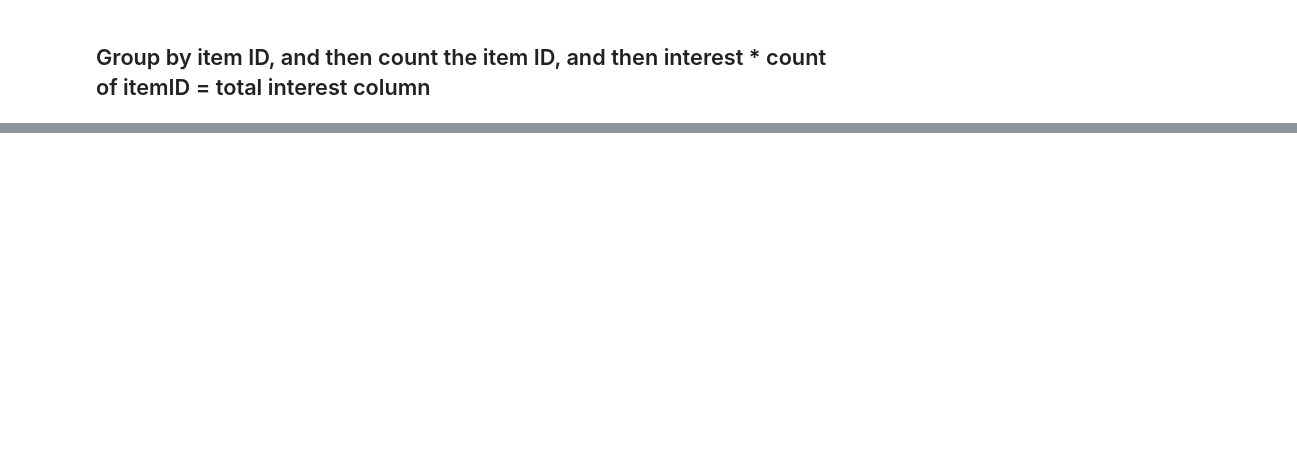
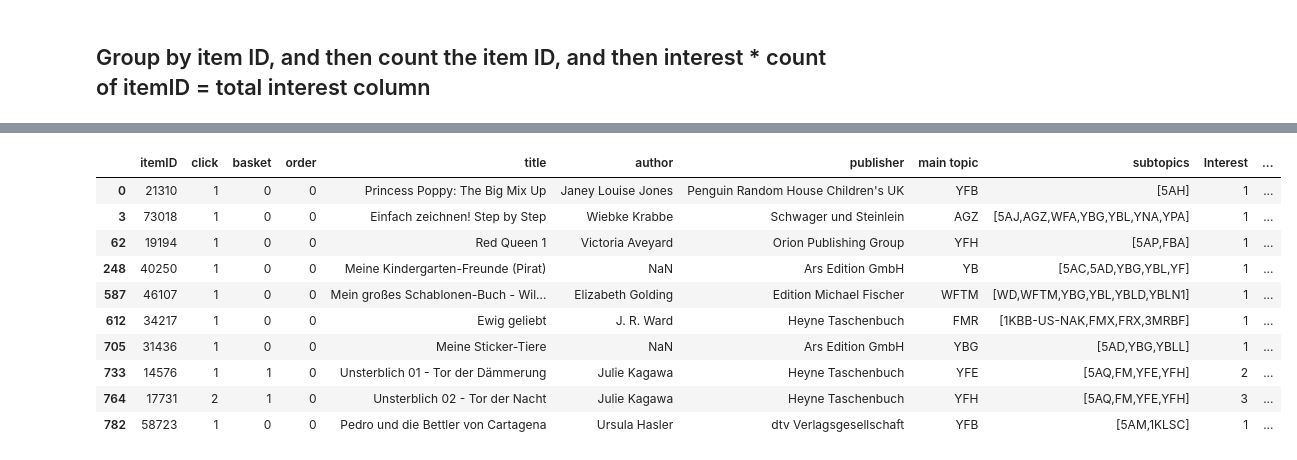
Before and after one commit to SohZongXian/DMC-2021, a Jupyter notebook: DMC script.ipynb, the cells around one changed output, grey strips where cells are left out. Saved outputs shown, nothing was run; the diff lists cells and outputs as text; code cells hidden in the pictures; blank space fills up the shorter version.

```diff
--- a/DMC script.ipynb
+++ b/DMC script.ipynb
@@ -61,0 +193,25 @@ a = 10
+# %%
+##Create new column where order != 0 but basket and/or click is 0
+
+def identify(book_data):
+
+    if (book_data['order'] != 0 and (book_data['basket'] == 0) and (book_data['click'] == 0)):
+        return 'Found'
+    else:
+        return 'Not found'
+
+book_data['test'] = book_data.apply(identify, axis = 1)
+
+book_data.head(10)
+# %% [output]
+|  | itemID | click | basket | order | title | author | publisher | main topic | subtopics | Interest | ... |
+| 0 | 21310 | 1 | 0 | 0 | Princess Poppy: The Big Mix Up | Janey Louise Jones | Penguin Random House Children's UK | YFB | [5AH] | 1 | ... |
+| 3 | 73018 | 1 | 0 | 0 | Einfach zeichnen! Step by Step | Wiebke Krabbe | Schwager und Steinlein | AGZ | [5AJ,AGZ,WFA,YBG,YBL,YNA,YPA] | 1 | ... |
+| 62 | 19194 | 1 | 0 | 0 | Red Queen 1 | Victoria Aveyard | Orion Publishing Group | YFH | [5AP,FBA] | 1 | ... |
+| 248 | 40250 | 1 | 0 | 0 | Meine Kindergarten-Freunde (Pirat) | NaN | Ars Edition GmbH | YB | [5AC,5AD,YBG,YBL,YF] | 1 | ... |
+| 587 | 46107 | 1 | 0 | 0 | Mein großes Schablonen-Buch - Wil... | Elizabeth Golding | Edition Michael Fischer | WFTM | [WD,WFTM,YBG,YBL,YBLD,YBLN1] | 1 | ... |
+| 612 | 34217 | 1 | 0 | 0 | Ewig geliebt | J. R. Ward | Heyne Taschenbuch | FMR | [1KBB-US-NAK,FMX,FRX,3MRBF] | 1 | ... |
+| 705 | 31436 | 1 | 0 | 0 | Meine Sticker-Tiere | NaN | Ars Edition GmbH | YBG | [5AD,YBG,YBLL] | 1 | ... |
+| 733 | 14576 | 1 | 1 | 0 | Unsterblich 01 - Tor der Dämmerung | Julie Kagawa | Heyne Taschenbuch | YFE | [5AQ,FM,YFE,YFH] | 2 | ... |
+| 764 | 17731 | 2 | 1 | 0 | Unsterblich 02 - Tor der Nacht | Julie Kagawa | Heyne Taschenbuch | YFH | [5AQ,FM,YFE,YFH] | 3 | ... |
+| 782 | 58723 | 1 | 0 | 0 | Pedro und die Bettler von Cartagena | Ursula Hasler | dtv Verlagsgesellschaft | YFB | [5AM,1KLSC] | 1 | ... |
```
Also changed, not shown: parts of 18 cells of this notebook.
